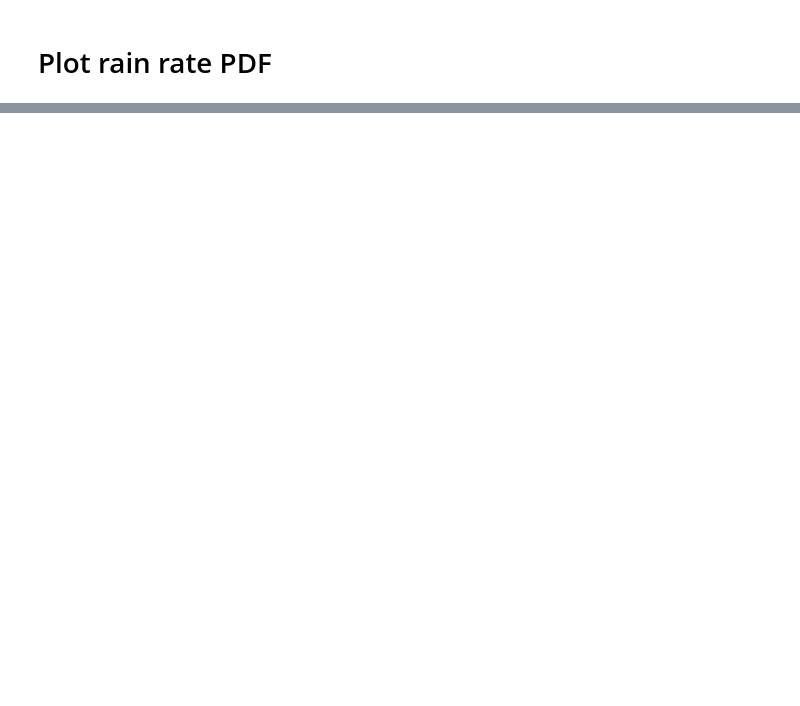
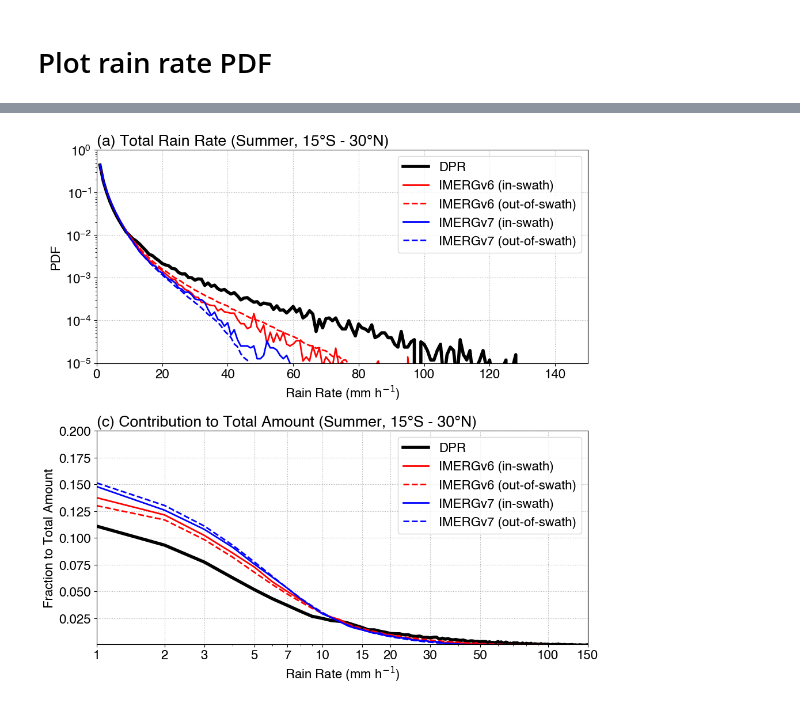
Before and after one commit to WACCEM/MCSMIP-DYAMOND, a Jupyter notebook: Notebooks/mcsmip_gpm_dpr_rainrate_pdf.ipynb, the cells around one changed output, grey strips where cells are left out. Drawn from its saved outputs; the diff is of its cells as text; code cells hidden in the pictures; blank space fills up the shorter version.

```diff
--- a/Notebooks/mcsmip_gpm_dpr_rainrate_pdf.ipynb
+++ b/Notebooks/mcsmip_gpm_dpr_rainrate_pdf.ipynb
@@ -102,0 +103,14 @@ pcp_imerg_v7_l_out_pdf = ds.land_pcp_imerg_v7_out / np.nansum(ds.land_pcp_imerg_
+# %%
+# Multiply histogram by bin value to get total amount of rain for each bin
+imerg_v6_amt_in_hist = ds.total_pcp_imerg_v6_in * bins_pcp_c
+imerg_v7_amt_in_hist = ds.total_pcp_imerg_v7_in * bins_pcp_c
+imerg_v6_amt_out_hist = ds.total_pcp_imerg_v6_out * bins_pcp_c
+imerg_v7_amt_out_hist = ds.total_pcp_imerg_v7_out * bins_pcp_c
+dpr_amt_hist = ds.total_pcp_dpr * bins_pcp_c
+
+# Get fractional contribution by dividing the sum of all rain bins
+imerg_v6_amt_in_frac = imerg_v6_amt_in_hist / imerg_v6_amt_in_hist.sum()
+imerg_v7_amt_in_frac = imerg_v7_amt_in_hist / imerg_v7_amt_in_hist.sum()
+imerg_v6_amt_out_frac = imerg_v6_amt_out_hist / imerg_v6_amt_out_hist.sum()
+imerg_v7_amt_out_frac = imerg_v7_amt_out_hist / imerg_v7_amt_out_hist.sum()
+dpr_amt_frac = dpr_amt_hist / dpr_amt_hist.sum()
@@ -178,3 +208,51 @@ fig.savefig(figname, bbox_inches='tight', dpi=300, facecolor='w')
+# %%
+mpl.rcParams['font.size'] = 16
+mpl.rcParams['font.family'] = 'Helvetica'
+lw = 2
+xticks = [1,2,3,5,7,10,15,20,30,50,100,150]
+
+fig, axes = plt.subplots(2, 1, figsize=(10,10), dpi=100)
+ax = axes[0]
+ax.plot(bins_pcp_c, pcp_dpr_pdf, color='k', lw=lw*2, label='DPR')
+ax.plot(bins_pcp_c, pcp_imerg_v6_in_pdf, color='r', lw=lw, label='IMERGv6 (in-swath)')
+ax.plot(bins_pcp_c, pcp_imerg_v6_out_pdf, color='r', lw=lw, ls='--', label='IMERGv6 (out-of-swath)')
+ax.plot(bins_pcp_c, pcp_imerg_v7_in_pdf, color='b', lw=lw, label='IMERGv7 (in-swath)')
+ax.plot(bins_pcp_c, pcp_imerg_v7_out_pdf, color='b', ls='--', lw=lw, label='IMERGv7 (out-of-swath)')
+# ax.set_xscale('log')
+ax.set_yscale('log')
+ax.set_xlim(0, 150)
+ax.set_ylim(1e-5, 1)
+# ax.set_xticks(xticks)
+# ax.get_xaxis().set_major_formatter(mpl.ticker.ScalarFormatter())
+ax.grid(ls=':')
+ax.legend()
+ax.set_xlabel('Rain Rate (mm h$^{-1}$)')
+ax.set_ylabel('PDF')
+ax.set_title(f'{panel_numbers[0]} Total Rain Rate ({PHASE}, {lat_min} - {lat_max})', loc='left')
+
+ax = axes[1]
+ax.plot(bins_pcp_c, dpr_amt_frac, color='k', lw=lw*2, label='DPR')
+ax.plot(bins_pcp_c, imerg_v6_amt_in_frac, color='r', lw=lw, label='IMERGv6 (in-swath)')
+ax.plot(bins_pcp_c, imerg_v6_amt_out_frac, color='r', lw=lw, ls='--', label='IMERGv6 (out-of-swath)')
+ax.plot(bins_pcp_c, imerg_v7_amt_in_frac, color='b', lw=lw, label='IMERGv7 (in-swath)')
+ax.plot(bins_pcp_c, imerg_v7_amt_out_frac, color='b', ls='--', lw=lw, label='IMERGv7 (out-of-swath)')
+ax.set_xscale('log')
+# ax.set_yscale('log')
+ax.set_xlim(1, 150)
+ax.set_ylim(1e-3, 0.2)
+ax.set_xticks(xticks)
+ax.get_xaxis().set_major_formatter(mpl.ticker.ScalarFormatter())
+ax.grid(ls=':')
+ax.legend()
+ax.set_xlabel('Rain Rate (mm h$^{-1}$)')
+ax.set_ylabel('Fraction to Total Amount')
+ax.set_title(f'{panel_numbers[1]} Contribution to Total Amount ({PHASE}, {lat_min} - {lat_max})', loc='left')
+
+fig.tight_layout()
+figname = f'{figdir}global_total_pcp_fractional_pdf_dpr_imerg.png'
+fig.savefig(figname, bbox_inches='tight', dpi=300, facecolor='w')
+# %% [output]
+[figure, added]
 # %%
 mpl.rcParams['font.size'] = 16
 mpl.rcParams['font.family'] = 'Helvetica'
```
Also changed, not shown: parts of 16 cells of this notebook.
